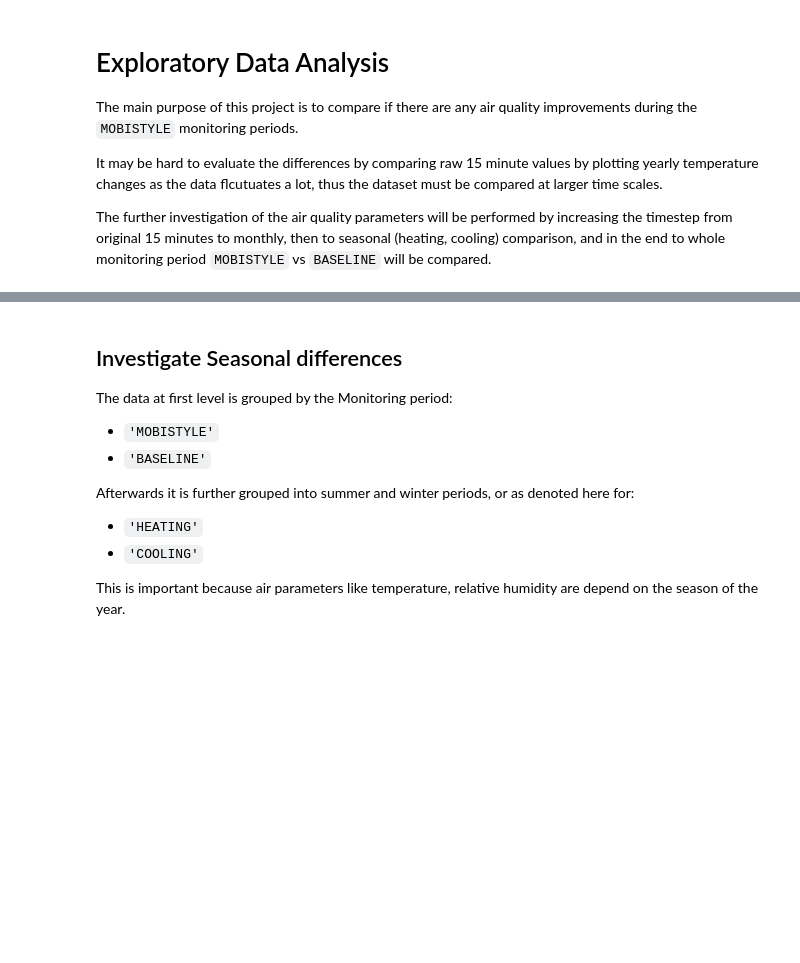
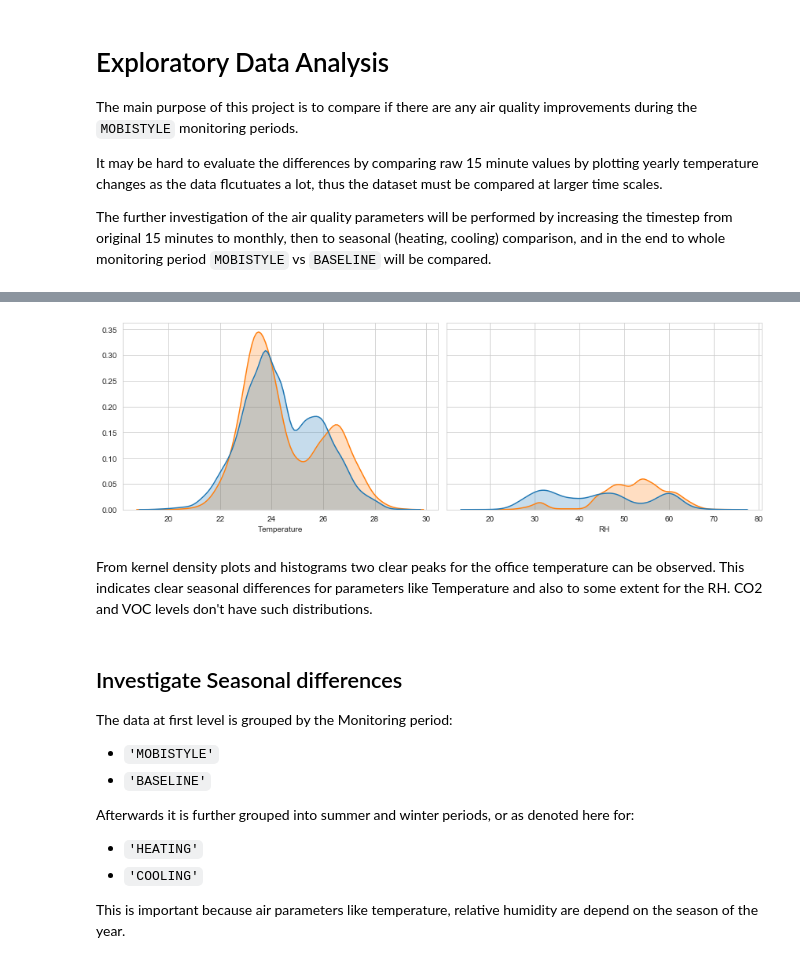
Before and after one commit to SVGoogle/EDA-project, a Jupyter notebook: data_exploration.ipynb, the cells around one changed output, grey strips where cells are left out. Saved outputs shown, nothing was run; the diff lists cells and outputs as text; code cells hidden in the pictures; blank space fills up the shorter version.

```diff
--- a/data_exploration.ipynb
+++ b/data_exploration.ipynb
@@ -227,3 +269,17 @@ and prepare yourself to look at relationships between variables.
+# %%
+fig, (ax1, ax2) = plt.subplots(1,2, figsize=(12, 4), sharey=True)
+kws = dict(kde=True, hist=False, kde_kws={'shade': True})
+
+for period, color in pal.items():
+    df_plot = data.query(f'Monitoring_Period == "%s"'% period);
+    sns.distplot(df_plot['Temperature'], **kws, color=color, bins=np.arange(16, 30, .5), ax=ax1);
+    sns.distplot(df_plot['RH'], **kws, color=color, bins=np.arange(0, 100, 5), ax=ax2);
+
+plt.tight_layout()
+# %% [output]
+[figure, added]
+# %% [markdown]
+From kernel density plots and histograms two clear peaks for the office temperature can be observed. This indicates clear seasonal differences for parameters like Temperature and also to some extent for the RH. CO2 and VOC levels don't have such distributions.
 # %% [markdown]
 ## Investigate Seasonal differences
 The data at first level is grouped by the Monitoring period:
```
Also changed, not shown: parts of 16 cells of this notebook.
